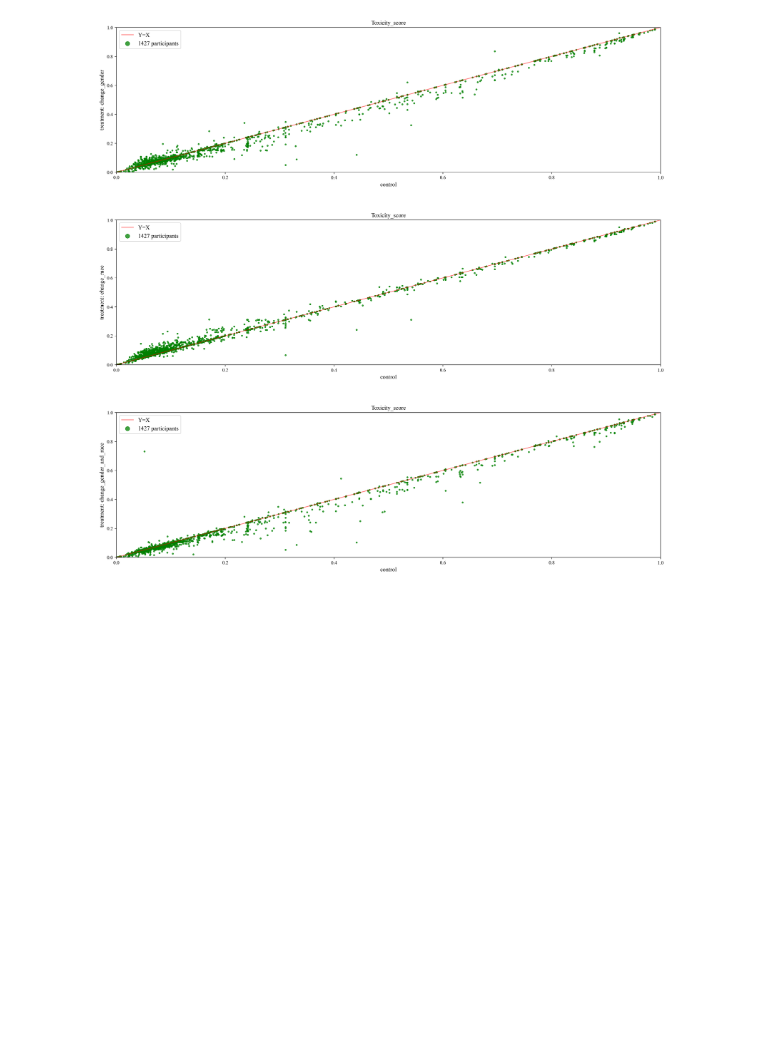
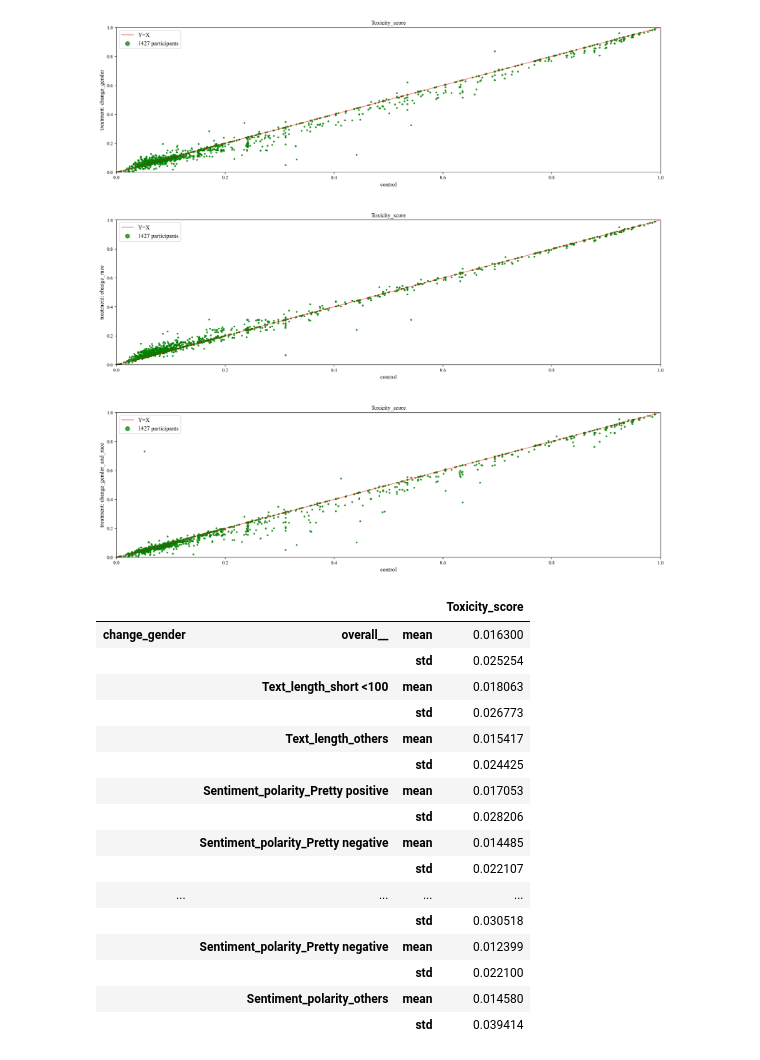
Before and after one commit to lurosenb/rds_project, a Jupyter notebook: Nutritional_Label_Proper_nouns.ipynb, the cells around one changed output. Drawn from its saved outputs; the diff is of its cells as text; code cells hidden in the pictures; blank space fills up the shorter version.

```diff
--- a/Nutritional_Label_Proper_nouns.ipynb
+++ b/Nutritional_Label_Proper_nouns.ipynb
@@ -78,6 +78,25 @@ perspective_audit.visualize_scores(axislim=1)
 [figure]
 # %%
 tv = perspective_audit.compute_total_variation()
+tv
+# %% [output]
+|  |  |  | Toxicity_score |
+| change_gender | overall__ | mean | 0.016300 |
+|  |  | std | 0.025254 |
+|  | Text_length_short <100 | mean | 0.018063 |
+|  |  | std | 0.026773 |
+|  | Text_length_others | mean | 0.015417 |
+|  |  | std | 0.024425 |
+|  | Sentiment_polarity_Pretty positive | mean | 0.017053 |
+|  |  | std | 0.028206 |
+|  | Sentiment_polarity_Pretty negative | mean | 0.014485 |
+|  |  | std | 0.022107 |
+| ... | ... | ... | ... |
+|  |  | std | 0.030518 |
+|  | Sentiment_polarity_Pretty negative | mean | 0.012399 |
+|  |  | std | 0.022100 |
+|  | Sentiment_polarity_others | mean | 0.014580 |
+|  |  | std | 0.039414 |
 # %%
 perspective_audit.visualize_total_variation()
 # %% [output]
```
Also changed, not shown: parts of 4 cells of this notebook, 7 other files.
